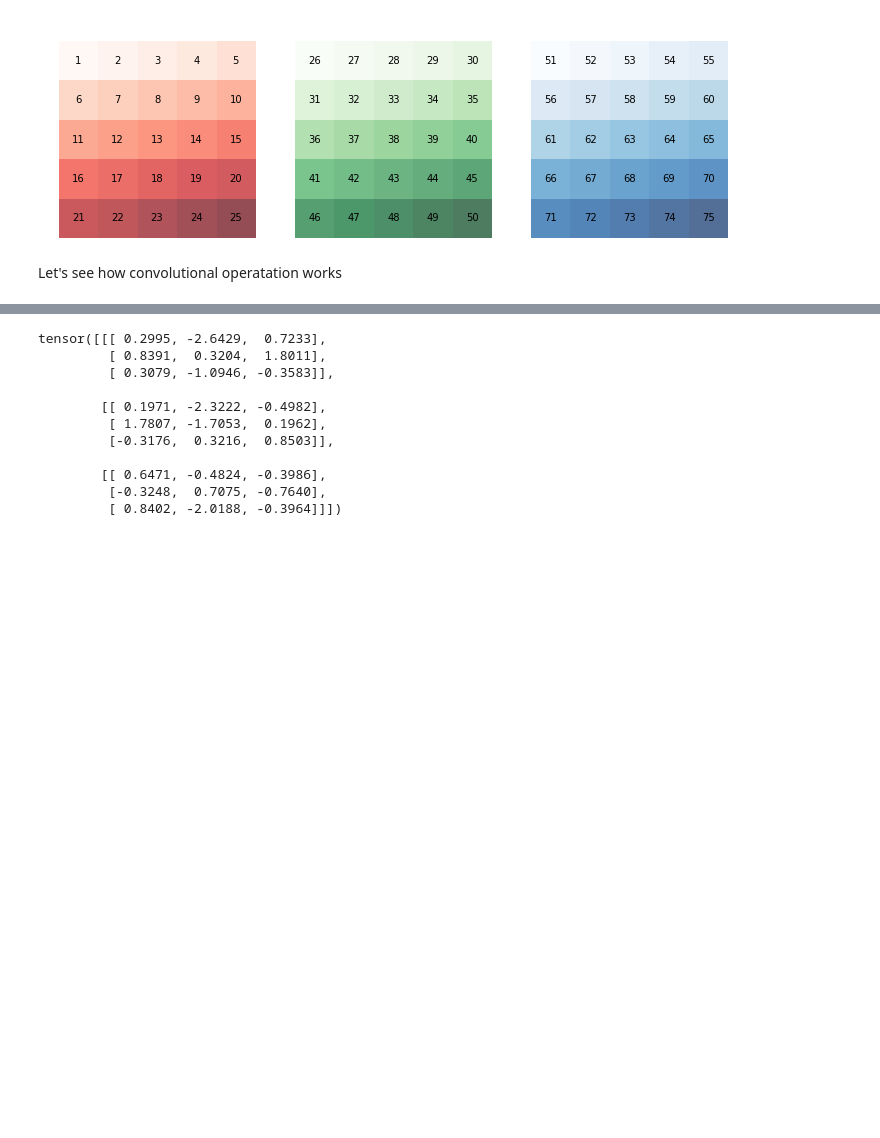
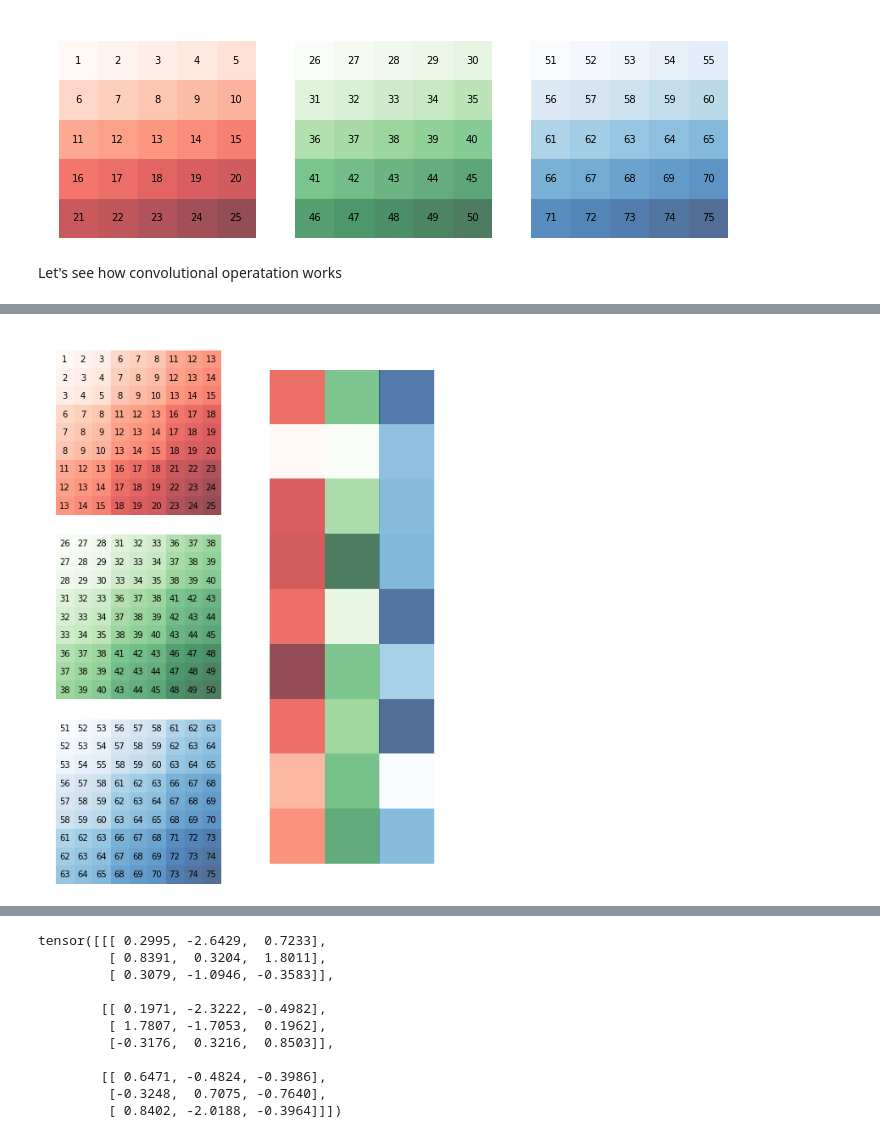
Before and after one commit to simonjisu/pytorch_tutorials, a Jupyter notebook: 02_VISION/Untitled.ipynb, the cells around one changed output, grey strips where cells are left out. Cells and saved outputs as stored; diff of their text form; code cells hidden in the pictures; blank space fills up the shorter version.

```diff
--- a/02_VISION/Untitled.ipynb
+++ b/02_VISION/Untitled.ipynb
@@ -114,3 +162,34 @@ HTML(ani.to_html5_video())
+# %%
+torch.manual_seed(99)
+
+unfold_img = torch.nn.functional.unfold(img, kernel)   # result size: B, (C*K1*K2), (new_H*new_W)
+kernel_tensor = torch.randn((3, *kernel))  # init a random kernel
+unfold_kernel = kernel_tensor.view(3, -1).t()
+
+# Drawing how convolutional operation works
+fig = plt.figure(figsize=(8, 12), constrained_layout=False)
+grids = fig.add_gridspec(1, 2, wspace=0.0, hspace=0.0)
+img_grids = grids[0].subgridspec(3, 1, wspace=0.0, hspace=0.0)
+kernel_grids = grids[1].subgridspec(1, 3, wspace=0.0, hspace=0.0)
+
+for i, (cmap, grid) in enumerate(zip(color_maps, img_grids)):
+    ax = fig.add_subplot(grid)
+    mat = unfold_img[0][i*(new_H*new_W):(i+1)*(new_H*new_W)]
+    ax.matshow(mat, cmap=cmap, alpha=0.7)
+    ax.axis("off")
+    for (i, j), z in np.ndenumerate(mat):
+        ax.text(j, i, '{:d}'.format(int(z)), ha='center', va='center')
+
+for i, (cmap, grid) in enumerate(zip(color_maps, kernel_grids)):
+    ax = fig.add_subplot(grid)
+    ker_mat = unfold_kernel[:, i:(i+1)]
+    ax.matshow(ker_mat, cmap=cmap, alpha=0.7)
+    ax.axis("off")
+
+
+plt.show()
+# %% [output]
+[figure, added]
 # %%
 unfold_img = torch.nn.functional.unfold(img, kernel)   # result size: B, (C*K1*K2), (new_H*new_W)
 # Drawing how convolutional operation works
```
Also changed, not shown: parts of 7 cells of this notebook.
